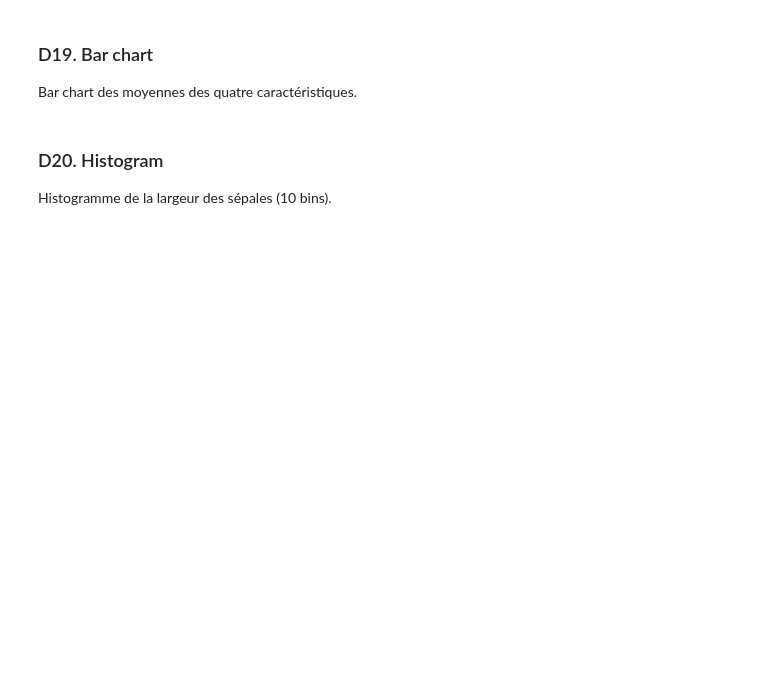
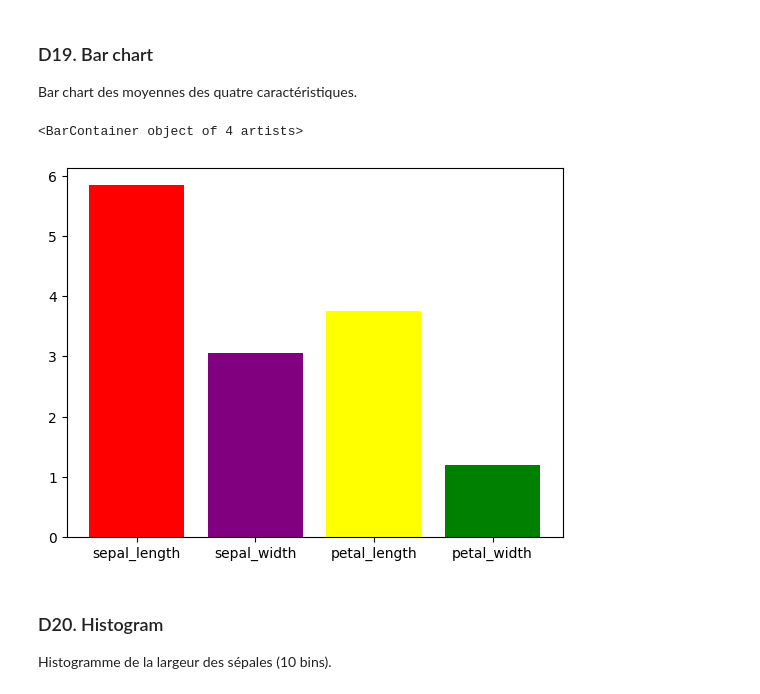
Before and after one commit to USMS-FPK-IA-GI-2025/controle-01-numpy-and-matplotlib-iris-choua1b, a Jupyter notebook: notebooks/controle_numpy_matplotlib.ipynb, the cells around one changed output. Drawn from its saved outputs; the diff is of its cells as text; code cells hidden in the pictures; blank space fills up the shorter version.

```diff
--- a/notebooks/controle_numpy_matplotlib.ipynb
+++ b/notebooks/controle_numpy_matplotlib.ipynb
@@ -212,3 +299,10 @@ Bar chart des moyennes des quatre caractéristiques.
+# %%
+# Votre code ici
+nom_carast = ['sepal_length', 'sepal_width', 'petal_length', 'petal_width']
+plt.bar(nom_carast, moyenne, color =['red','purple','yellow','green'])
+# %% [output]
+<BarContainer object of 4 artists>
+[figure, added]
 # %% [markdown]
 ### D20. Histogram
 Histogramme de la largeur des sépales (10 bins).
```
Also changed, not shown: parts of 19 cells of this notebook.
